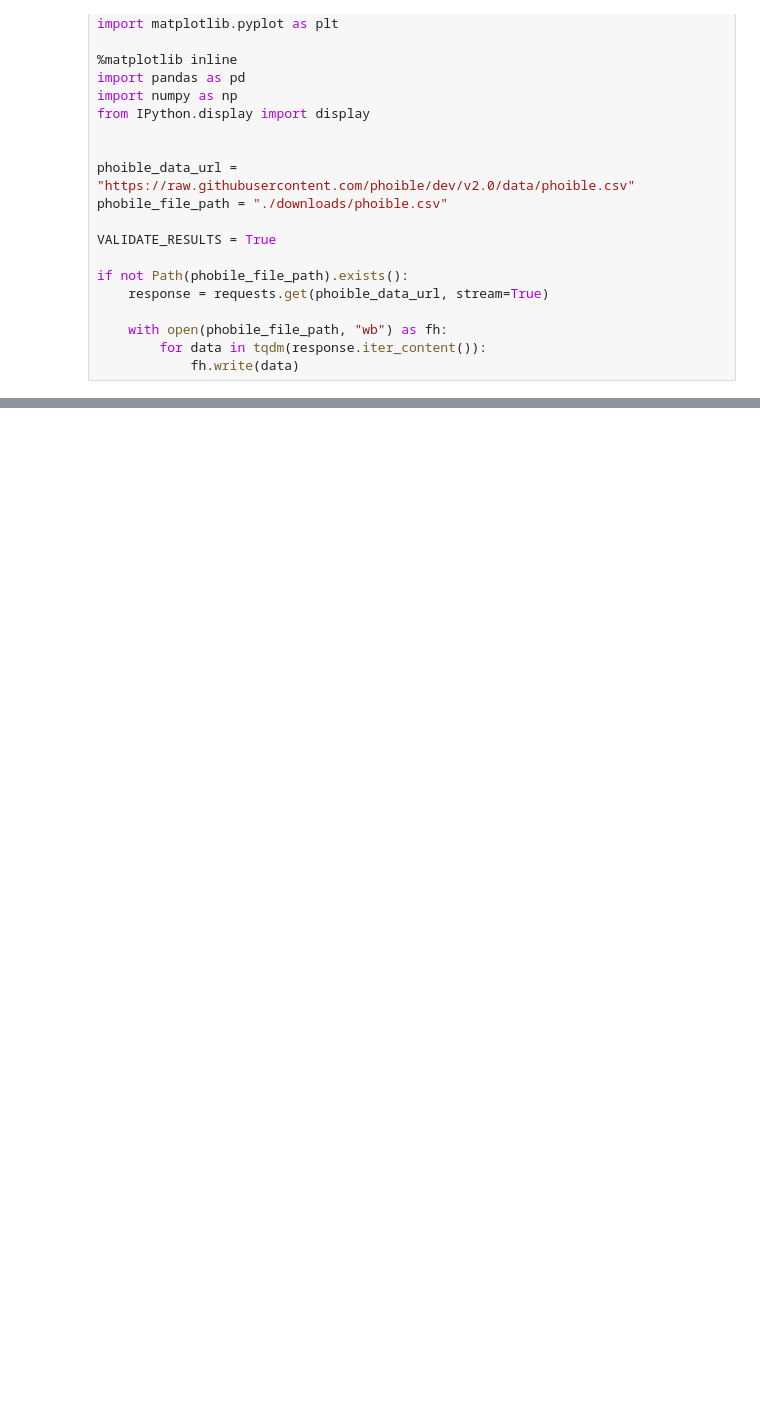
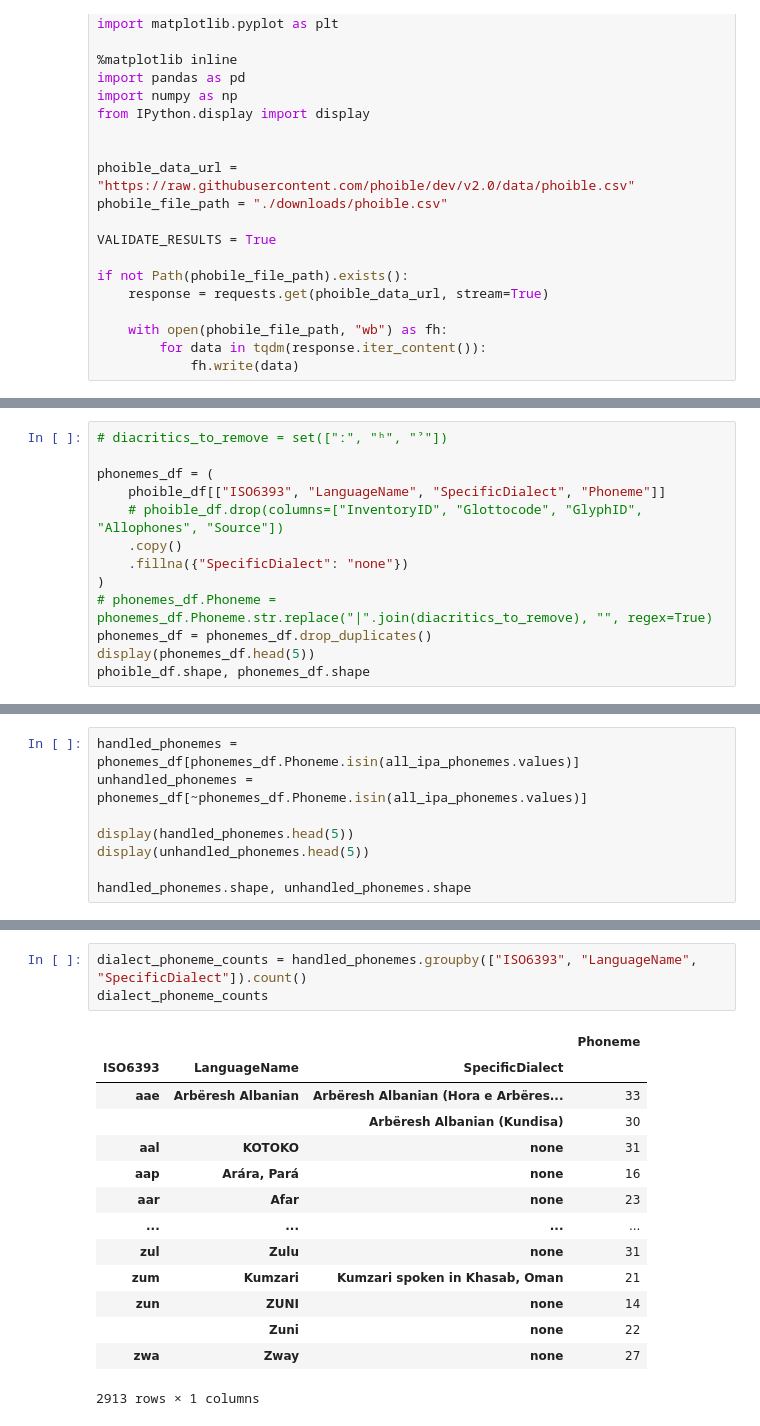
Before and after one commit to Pappa/conlanger, a Jupyter notebook: notebooks/phoneme_data_representation.ipynb, the cells around one changed output, grey strips where cells are left out. Drawn from its saved outputs; the diff is of its cells as text; blank space fills up the shorter version.

```diff
--- a/notebooks/phoneme_data_representation.ipynb
+++ b/notebooks/phoneme_data_representation.ipynb
@@ -105,0 +45,13 @@ phonemes_df[(phonemes_df.long == "+") & ~phonemes_df.Phoneme.str.endswith("ː")]
+# %%
+# diacritics_to_remove = set(["ː", "ʰ", "ˀ"])
+
+phonemes_df = (
+    phoible_df[["ISO6393", "LanguageName", "SpecificDialect", "Phoneme"]]
+    # phoible_df.drop(columns=["InventoryID", "Glottocode", "GlyphID", "Allophones", "Source"])
+    .copy()
+    .fillna({"SpecificDialect": "none"})
+)
+# phonemes_df.Phoneme = phonemes_df.Phoneme.str.replace("|".join(diacritics_to_remove), "", regex=True)
+phonemes_df = phonemes_df.drop_duplicates()
+display(phonemes_df.head(5))
+phoible_df.shape, phonemes_df.shape
@@ -105,0 +151,8 @@ phonemes_df[(phonemes_df.long == "+") & ~phonemes_df.Phoneme.str.endswith("ː")]
+# %%
+handled_phonemes = phonemes_df[phonemes_df.Phoneme.isin(all_ipa_phonemes.values)]
+unhandled_phonemes = phonemes_df[~phonemes_df.Phoneme.isin(all_ipa_phonemes.values)]
+
+display(handled_phonemes.head(5))
+display(unhandled_phonemes.head(5))
+
+handled_phonemes.shape, unhandled_phonemes.shape
@@ -105,0 +173,18 @@ phonemes_df[(phonemes_df.long == "+") & ~phonemes_df.Phoneme.str.endswith("ː")]
+# %%
+dialect_phoneme_counts = handled_phonemes.groupby(["ISO6393", "LanguageName", "SpecificDialect"]).count()
+dialect_phoneme_counts
+# %% [output]
+|  |  |  | Phoneme |
+| ISO6393 | LanguageName | SpecificDialect |  |
+| aae | Arbëresh Albanian | Arbëresh Albanian (Hora e Arbëres... | 33 |
+|  |  | Arbëresh Albanian (Kundisa) | 30 |
+| aal | KOTOKO | none | 31 |
+| aap | Arára, Pará | none | 16 |
+| aar | Afar | none | 23 |
+| ... | ... | ... | ... |
+| zul | Zulu | none | 31 |
+| zum | Kumzari | Kumzari spoken in Khasab, Oman | 21 |
+| zun | ZUNI | none | 14 |
+|  | Zuni | none | 22 |
+| zwa | Zway | none | 27 |
+2913 rows × 1 columns
```
Also changed, not shown: parts of 6 cells of this notebook.
